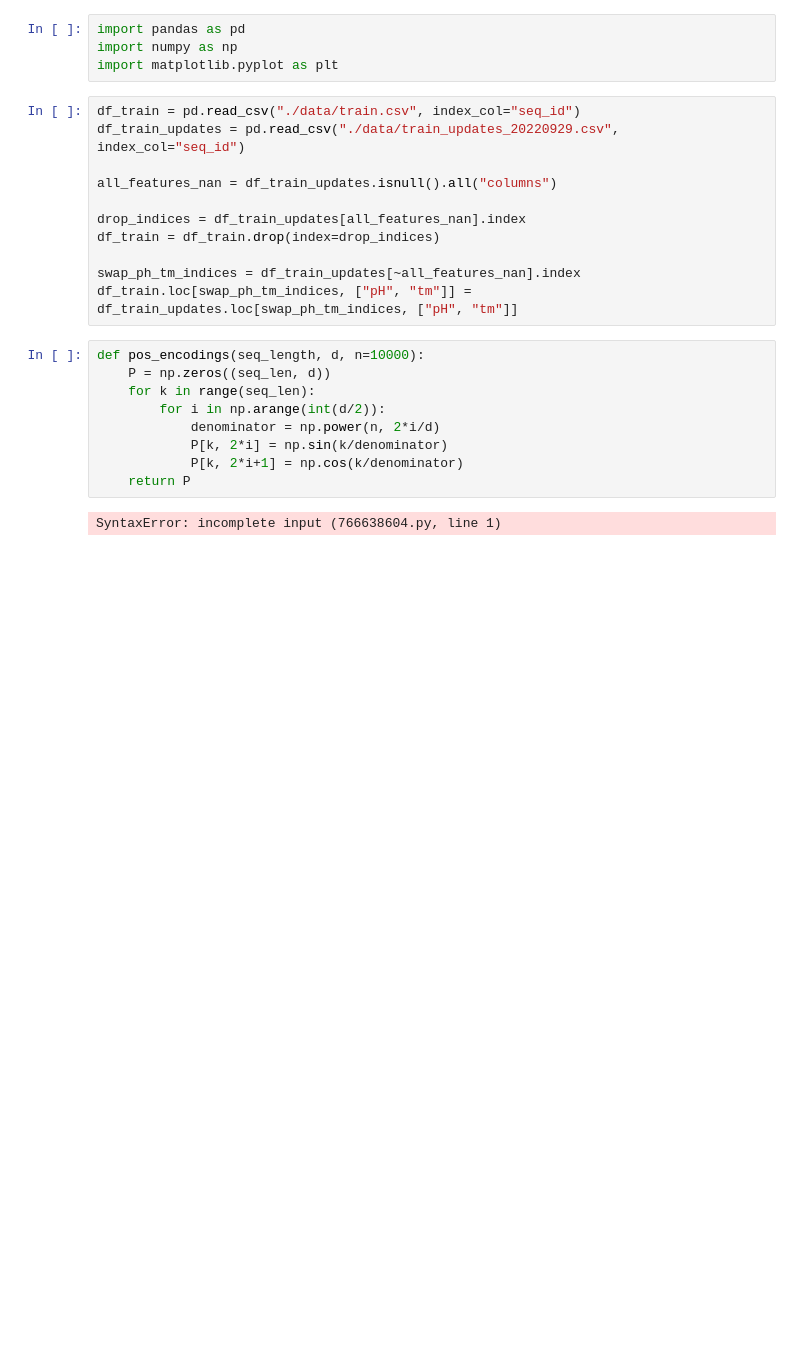
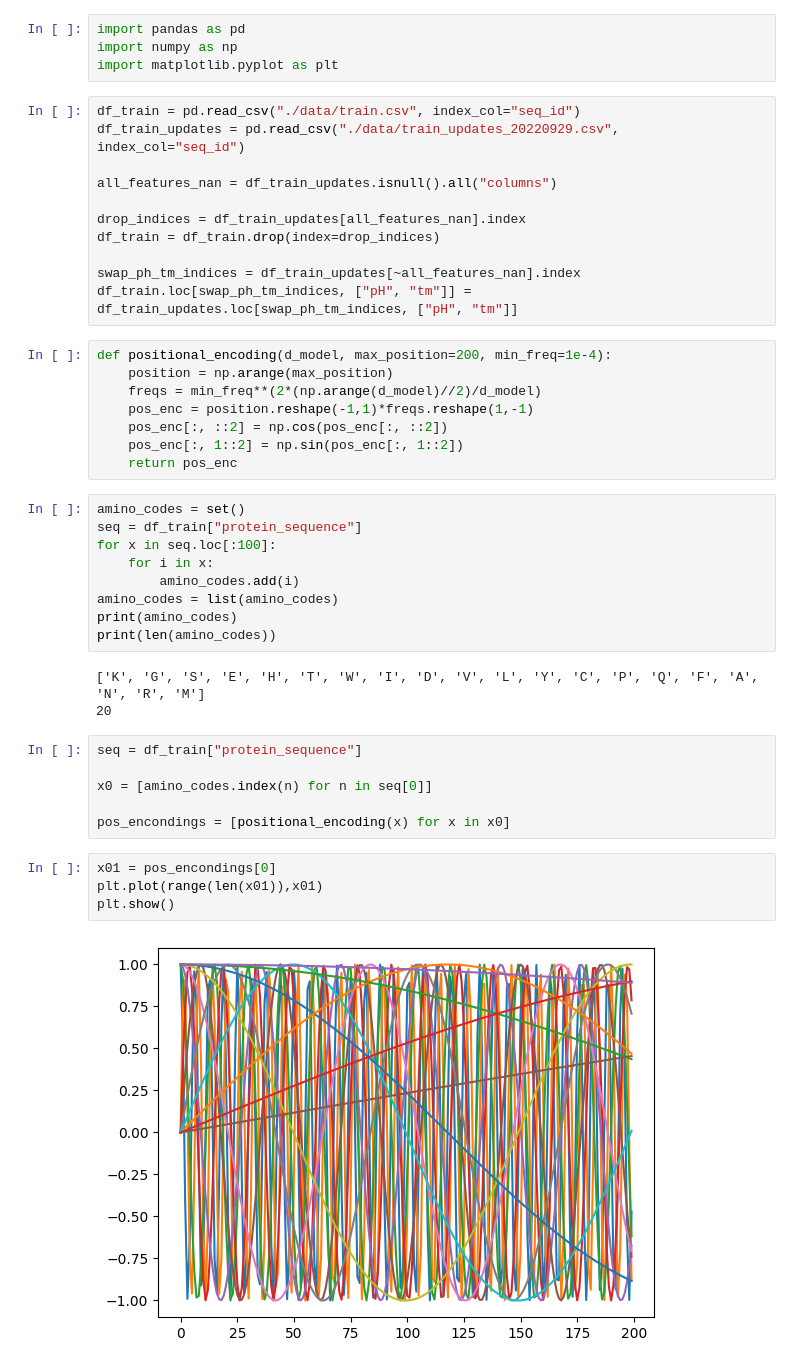
Before and after one commit to martin-he543/novozymes-enzyme-stability-prediction-kaggle-2022, a Jupyter notebook: data_prep.ipynb, the cells around one changed output. Drawn from its saved outputs; the diff is of its cells as text; blank space fills up the shorter version.

Commit message:
Positional embedings

```diff
--- a/data_prep.ipynb
+++ b/data_prep.ipynb
@@ -13,14 +13,35 @@ df_train = df_train.drop(index=drop_indices)
 
 swap_ph_tm_indices = df_train_updates[~all_features_nan].index
 df_train.loc[swap_ph_tm_indices, ["pH", "tm"]] = df_train_updates.loc[swap_ph_tm_indices, ["pH", "tm"]]
-# %%
-def pos_encodings(seq_length, d, n=10000):
-    P = np.zeros((seq_len, d))
-    for k in range(seq_len):
-        for i in np.arange(int(d/2)):
-            denominator = np.power(n, 2*i/d)
-            P[k, 2*i] = np.sin(k/denominator)
-            P[k, 2*i+1] = np.cos(k/denominator)
-    return P
-# %% [output]
-SyntaxError: incomplete input (766638604.py, line 1)
+# %%
+def positional_encoding(d_model, max_position=200, min_freq=1e-4):
+    position = np.arange(max_position)
+    freqs = min_freq**(2*(np.arange(d_model)//2)/d_model)
+    pos_enc = position.reshape(-1,1)*freqs.reshape(1,-1)
+    pos_enc[:, ::2] = np.cos(pos_enc[:, ::2])
+    pos_enc[:, 1::2] = np.sin(pos_enc[:, 1::2])
+    return pos_enc
+# %%
+amino_codes = set()
+seq = df_train["protein_sequence"]
+for x in seq.loc[:100]:
+    for i in x:
+        amino_codes.add(i)
+amino_codes = list(amino_codes)
+print(amino_codes)
+print(len(amino_codes))
+# %% [output]
+['K', 'G', 'S', 'E', 'H', 'T', 'W', 'I', 'D', 'V', 'L', 'Y', 'C', 'P', 'Q', 'F', 'A', 'N', 'R', 'M']
+20
+# %%
+seq = df_train["protein_sequence"]
+
+x0 = [amino_codes.index(n) for n in seq[0]]
+
+pos_encondings = [positional_encoding(x) for x in x0]
+# %%
+x01 = pos_encondings[0]
+plt.plot(range(len(x01)),x01)
+plt.show()
+# %% [output]
+[figure, added]
```
Also changed, not shown: parts of 1 cell of this notebook, 2 other files.
